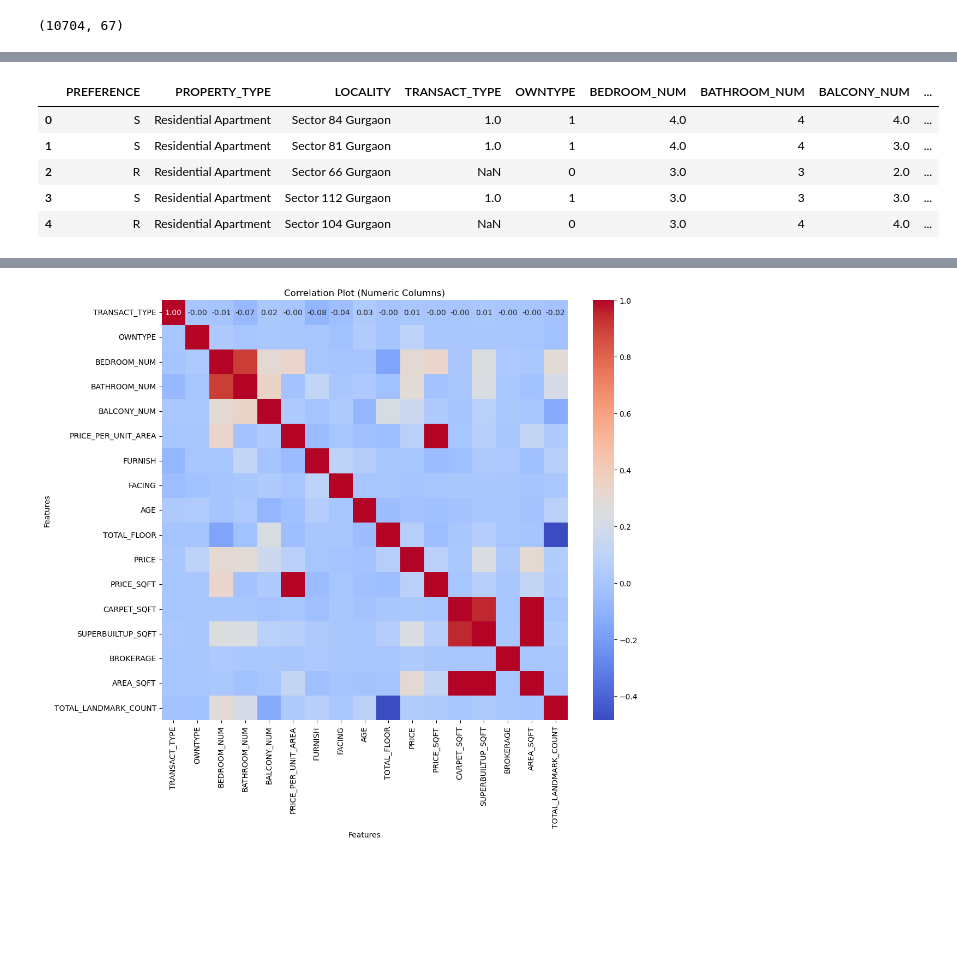
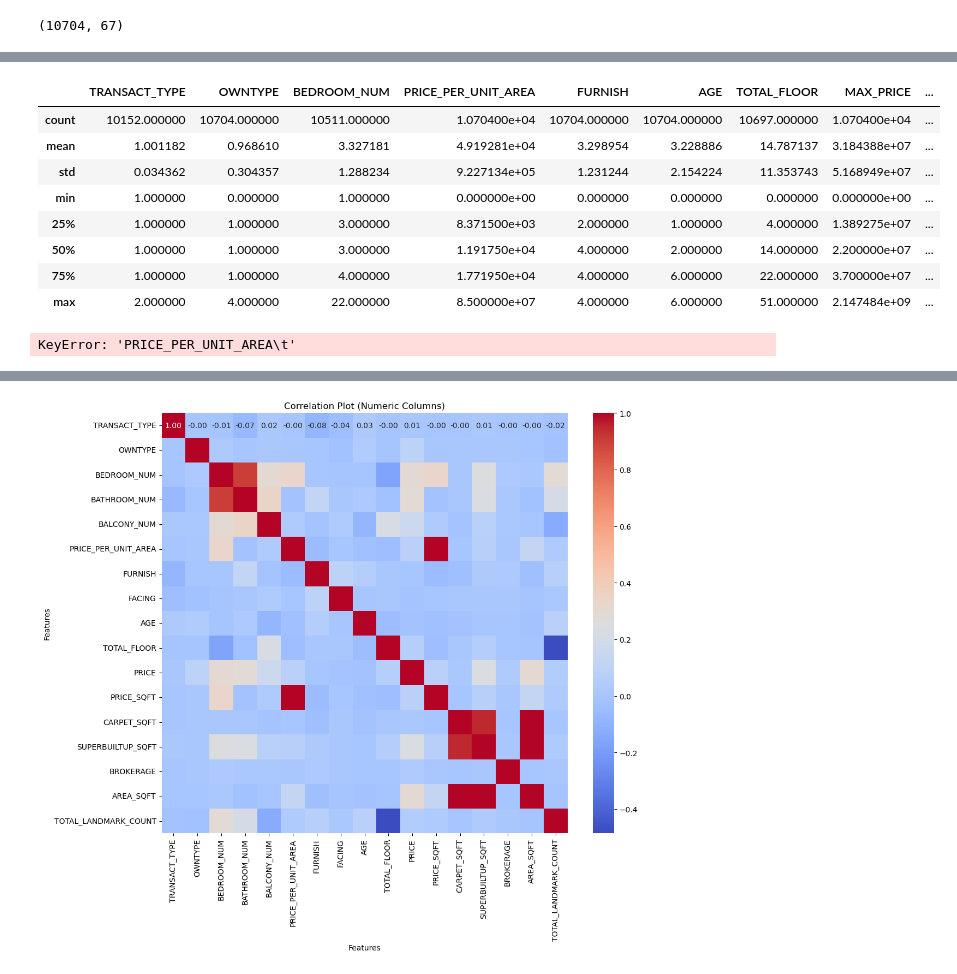
Before and after one commit to tanishhky/Housing-Research, a Jupyter notebook: main.ipynb, the cells around one changed output, grey strips where cells are left out. Drawn from its saved outputs; the diff is of its cells as text; code cells hidden in the pictures; blank space fills up the shorter version.

```diff
--- a/main.ipynb
+++ b/main.ipynb
@@ -30,0 +31,9 @@ ggndf.shape
+# %%
+# Assuming df is your DataFrame and 'COLUMN_NAME' is the column you want to typecast
+# First, drop rows with NaN or missing values in the column
+ggndf = ggndf.dropna(subset=['FURNISH'])
+
+# Now, typecast the cleaned column to int
+ggndf['FURNISH'] = ggndf['FURNISH'].astype('float')
+
+# Now the 'COLUMN_NAME' column should be of type int, with rows containing NaN or missing values removed
@@ -31,12 +61,35 @@ ggndf.shape
 # %%
-ggndf.head()
+ggndf.describe()
 # %% [output]
-|  | PREFERENCE | PROPERTY_TYPE | LOCALITY | TRANSACT_TYPE | OWNTYPE | BEDROOM_NUM | BATHROOM_NUM | BALCONY_NUM | ... |
-| 0 | S | Residential Apartment | Sector 84 Gurgaon | 1.0 | 1 | 4.0 | 4 | 4.0 | ... |
-| 1 | S | Residential Apartment | Sector 81 Gurgaon | 1.0 | 1 | 4.0 | 4 | 3.0 | ... |
-| 2 | R | Residential Apartment | Sector 66 Gurgaon | NaN | 0 | 3.0 | 3 | 2.0 | ... |
-| 3 | S | Residential Apartment | Sector 112 Gurgaon | 1.0 | 1 | 3.0 | 3 | 3.0 | ... |
-| 4 | R | Residential Apartment | Sector 104 Gurgaon | NaN | 0 | 3.0 | 4 | 4.0 | ... |
+|  | TRANSACT_TYPE | OWNTYPE | BEDROOM_NUM | PRICE_PER_UNIT_AREA | FURNISH | AGE | TOTAL_FLOOR | MAX_PRICE | ... |
+| count | 10152.000000 | 10704.000000 | 10511.000000 | 1.070400e+04 | 10704.000000 | 10704.000000 | 10697.000000 | 1.070400e+04 | ... |
+| mean | 1.001182 | 0.968610 | 3.327181 | 4.919281e+04 | 3.298954 | 3.228886 | 14.787137 | 3.184388e+07 | ... |
+| std | 0.034362 | 0.304357 | 1.288234 | 9.227134e+05 | 1.231244 | 2.154224 | 11.353743 | 5.168949e+07 | ... |
+| min | 1.000000 | 0.000000 | 1.000000 | 0.000000e+00 | 0.000000 | 0.000000 | 0.000000 | 0.000000e+00 | ... |
+| 25% | 1.000000 | 1.000000 | 3.000000 | 8.371500e+03 | 2.000000 | 1.000000 | 4.000000 | 1.389275e+07 | ... |
+| 50% | 1.000000 | 1.000000 | 3.000000 | 1.191750e+04 | 4.000000 | 2.000000 | 14.000000 | 2.200000e+07 | ... |
+| 75% | 1.000000 | 1.000000 | 4.000000 | 1.771950e+04 | 4.000000 | 6.000000 | 22.000000 | 3.700000e+07 | ... |
+| max | 2.000000 | 4.000000 | 22.000000 | 8.500000e+07 | 4.000000 | 6.000000 | 51.000000 | 2.147484e+09 | ... |
+# %%
+import pandas as pd
+
+# Assuming df is your DataFrame
+# Calculate mean and standard deviation
+mean = ggndf['PRICE_PER_UNIT_AREA	'].mean()
+std_dev = ggndf['PRICE_PER_UNIT_AREA	'].std()
+
+# Define the threshold (e.g., ±3 standard deviations)
+threshold = 3
+
+# Identify outliers
+outliers = ggndf[(ggndf['PRICE_PER_UNIT_AREA	'] < mean - threshold * std_dev) | (ggndf['PRICE_PER_UNIT_AREA	'] > mean + threshold * std_dev)]
+
+# Remove outliers
+df_cleaned = ggndf[~ggndf.index.isin(outliers.index)]
+
+# Now df_cleaned contains the dataset with outliers removed
+# %% [output]
+KeyError: 'PRICE_PER_UNIT_AREA\t'
 # %%
 # Filter out columns of type int or float
 numeric_columns = ggndf.select_dtypes(include=['int', 'float'])
```
Also changed, not shown: parts of 15 cells of this notebook, 4 other files.
